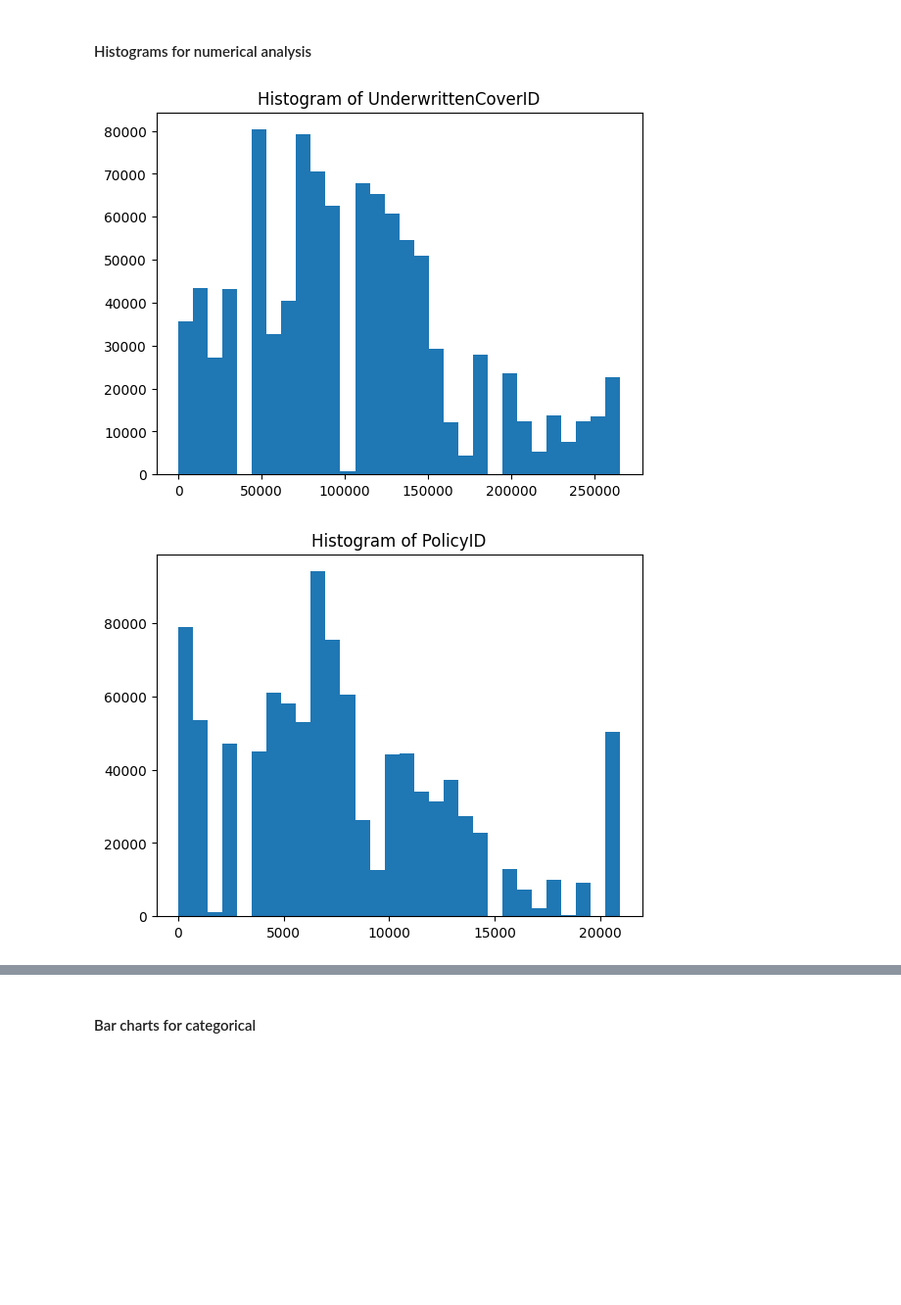
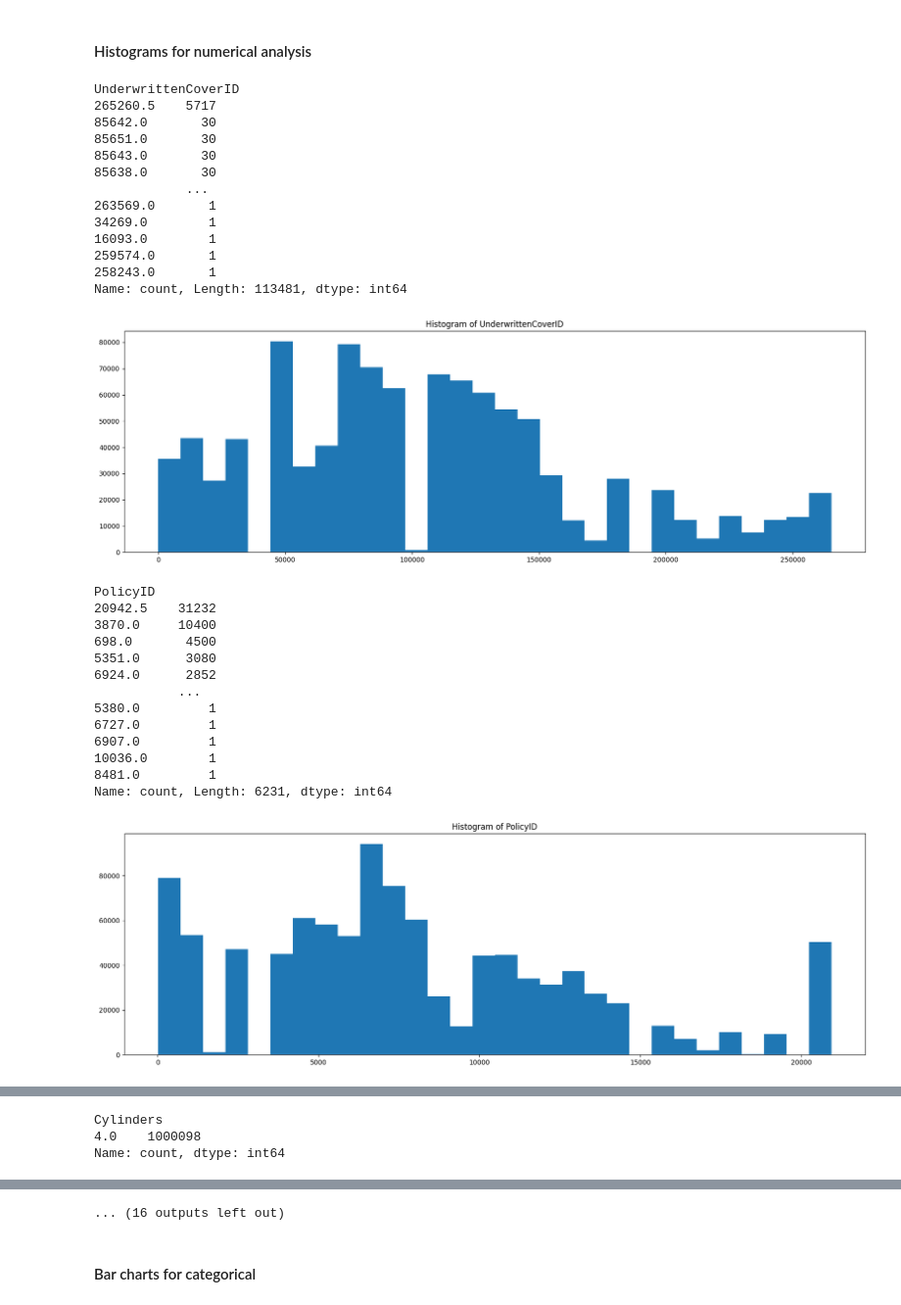
Before and after one commit to GuleWako/10Acadamey-week-3-Insurance-data-Analysis, a Jupyter notebook: notebooks/insurance_analysis.ipynb, the cells around one changed output, grey strips where cells are left out. Shown at 98% size. Saved outputs shown, nothing was run; the diff lists cells and outputs as text; code cells hidden in the pictures; blank space fills up the shorter version.

```diff
--- a/notebooks/insurance_analysis.ipynb
+++ b/notebooks/insurance_analysis.ipynb
@@ -159,6 +160,6 @@ From 14 selected numerical columns, there are 14 columns with outlier values.
 #### Box plot before removing outliers
 # %%
 for column in insurance_data.select_dtypes(include='number').columns:
-    plt.boxplot(insurance_data[column])
+    sns.boxplot(data=insurance_data[column])
     plt.title(f"Box Plot of {column}")
     plt.show()
@@ -225,6 +241,6 @@ From 14 selected numerical columns, there are 0 columns with outlier values.
 #### Box plot after removing outliers
 # %%
 for column in insurance_data.select_dtypes(include='number').columns:
-    plt.boxplot(insurance_data[column])
+    sns.boxplot(data=insurance_data[column])
     plt.title(f"Box Plot of {column}")
     plt.show()
@@ -248,9 +279,37 @@ insurance_data.describe()
 #### Histograms for numerical analysis
 # %%
 for column in insurance_data.select_dtypes(include='number').columns:
+        print(insurance_data[column].value_counts())
+        plt.figure(figsize=(20,6))
         plt.hist(insurance_data[column], bins=30)
         plt.title(f"Histogram of {column}")
         plt.show()
 # %% [output]
+UnderwrittenCoverID
+265260.5    5717
+85642.0       30
+85651.0       30
+85643.0       30
+85638.0       30
+            ...
+263569.0       1
+34269.0        1
+16093.0        1
+259574.0       1
+258243.0       1
+Name: count, Length: 113481, dtype: int64
-[figure, old version]
+[figure, new version]
+PolicyID
+20942.5    31232
+3870.0     10400
+698.0       4500
+5351.0      3080
+6924.0      2852
+           ...
+5380.0         1
+6727.0         1
+6907.0         1
+10036.0        1
+8481.0         1
+Name: count, Length: 6231, dtype: int64
-[figure, old version]
+[figure, new version]
@@ -259,0 +367,3 @@ for column in insurance_data.select_dtypes(include='number').columns:
+Cylinders
+4.0    1000098
+Name: count, dtype: int64
@@ -269,3 +371,4 @@ for column in insurance_data.select_dtypes(include='number').columns:
+... (16 outputs left out)
 # %% [markdown]
 #### Bar charts for categorical
 # %%
```
Also changed, not shown: parts of 7 cells of this notebook.
